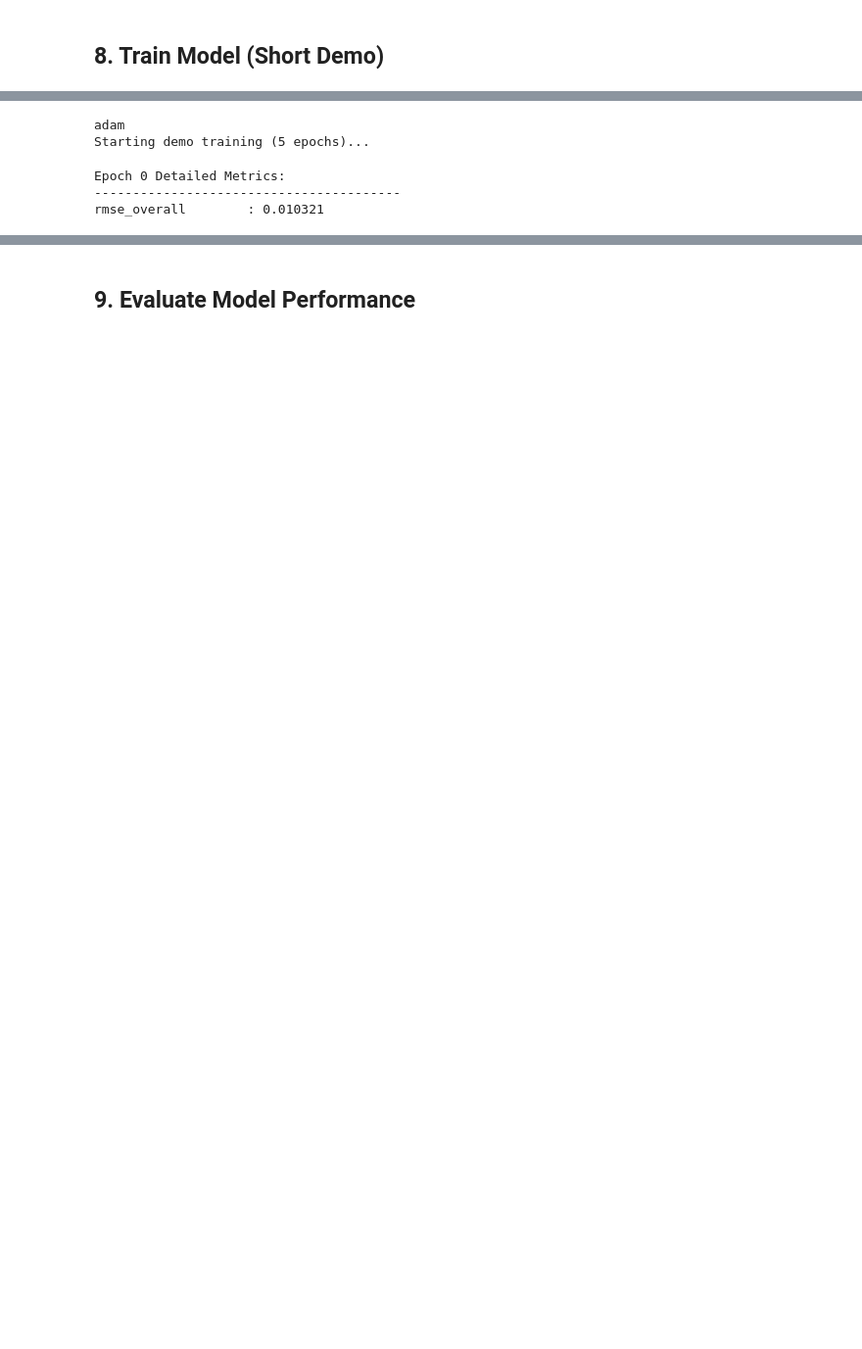
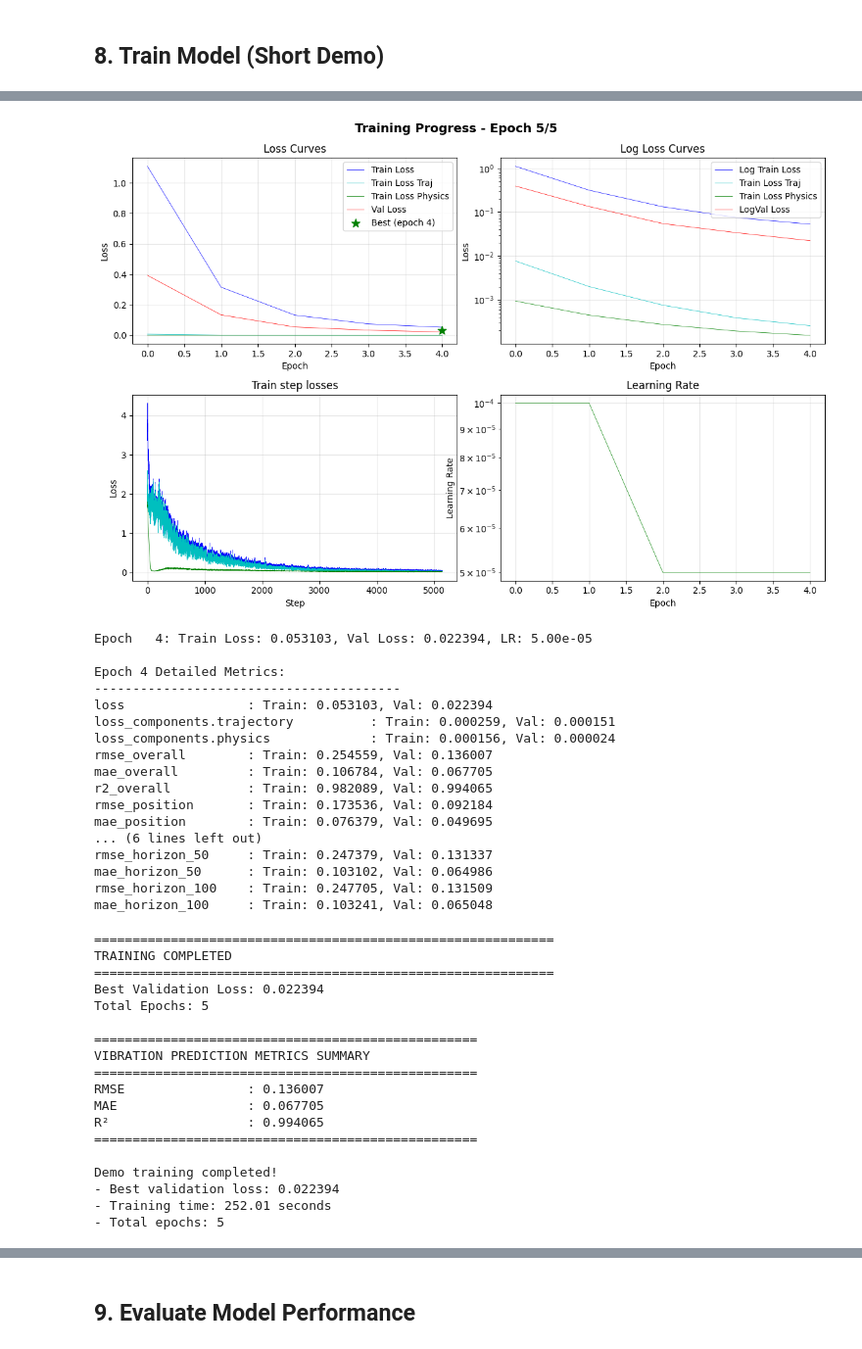
Before and after one commit to aHadoouken/timeseries_forecasting, a Jupyter notebook: example_usage.ipynb, the cells around one changed output, grey strips where cells are left out. Shown at 98% size. Drawn from its saved outputs; the diff is of its cells as text; code cells hidden in the pictures; blank space fills up the shorter version.

```diff
--- a/example_usage.ipynb
+++ b/example_usage.ipynb
@@ -168,0 +147,3 @@ plt.hist(diffs,bins=100);
+# %%
+dt = np.mean(np.diff(train_dataset.sequences[0]["input_t"]))
+dt
@@ -251,7 +229,8 @@ Bifurcation Analysis:
 # Create data loaders
 train_loader, val_loader, test_loader = create_dataloaders(
     dataset_config,
-    batch_size=config['training']['batch_size'],
+    # batch_size=config['training']['batch_size'],
+    batch_size=128,
     num_workers=2  # Reduce for notebook
 )
 
@@ -284,7 +272,14 @@ Batch shapes:
 model_config = config['model'].copy()
 model_config['input_size'] = 2  # x, x_dot
 model_config['output_size'] = 2  # x
-# model_config['n_params'] = 15  # Number of system parameters
+# model_config['hidden_size'] = 64
+model_config['hidden_size'] = 32
+model_config['num_layers'] = 2
+model_config['dropout'] = 0.0
+model_config['recurrent_dropout'] = 0.1
+model_config['output_layers'] = []
+model_config['output_activation'] = None
+model_config['teacher_forcing_noise_std'] = 0.02
 
 # Create model
 model = LSTMPredictor(model_config)
@@ -389,34 +383,78 @@ config['training']
  'scheduler_factor': 0.5}
 # %%
 # Create a short training configuration for demo
+# torch.autograd.set_detect_anomaly(True)
+
 demo_config = config['training'].copy()
-demo_config['epochs'] = 10  # Short demo
-# demo_config['log_interval'] = 10
+demo_config['epochs'] = 5  # Short demo
+demo_config['log_interval'] = 1
 demo_config['early_stopping_patience'] = 2
 demo_config['output_dir'] = 'demo_outputs'
 demo_config['augmentation'] = {'enabled': False}
+demo_config['pretrain_val'] = False
+demo_config['scheduled_sampling'] = {
+    "enabled": False
+}
+demo_config['scheduler'] = "steplr"
+demo_config['scheduler_patience'] = 3
+demo_config['scheduler_factor'] = 0.5
+demo_config['learning_rate'] = 0.0001
+demo_config['weight_decay'] = 1e-5
+demo_config["loss"] = {'weights': {'trajectory': 0.5, 'physics': 50}}
 
 # Create trainer
 trainer = Trainer(
     model=model,
     train_loader=train_loader,
     val_loader=val_loader,
     config=demo_config,
-    device=device
+    device=device,
+    const_parameters={"dt": dt}
 )
 
 print("Starting demo training (5 epochs)...")
 
 # Train for a few epochs
 results = trainer.train()
 
 print(f"\nDemo training completed!")
 print(f"- Best validation loss: {results['best_val_loss']:.6f}")
 print(f"- Training time: {results['training_time']:.2f} seconds")
 print(f"- Total epochs: {results['total_epochs']}")
 # %% [output]
+[figure, added]
-adam
-Starting demo training (5 epochs)...
+Epoch   4: Train Loss: 0.053103, Val Loss: 0.022394, LR: 5.00e-05
+
+Epoch 4 Detailed Metrics:
+----------------------------------------
+loss                : Train: 0.053103, Val: 0.022394
+loss_components.trajectory          : Train: 0.000259, Val: 0.000151
+loss_components.physics             : Train: 0.000156, Val: 0.000024
+rmse_overall        : Train: 0.254559, Val: 0.136007
+mae_overall         : Train: 0.106784, Val: 0.067705
+r2_overall          : Train: 0.982089, Val: 0.994065
+rmse_position       : Train: 0.173536, Val: 0.092184
+mae_position        : Train: 0.076379, Val: 0.049695
+... (6 lines left out)
+rmse_horizon_50     : Train: 0.247379, Val: 0.131337
+mae_horizon_50      : Train: 0.103102, Val: 0.064986
+rmse_horizon_100    : Train: 0.247705, Val: 0.131509
+mae_horizon_100     : Train: 0.103241, Val: 0.065048
-Epoch 0 Detailed Metrics:
-----------------------------------------
-rmse_overall        : 0.010321
+============================================================
+TRAINING COMPLETED
+============================================================
+Best Validation Loss: 0.022394
+Total Epochs: 5
+
+==================================================
+VIBRATION PREDICTION METRICS SUMMARY
+==================================================
+RMSE                : 0.136007
+MAE                 : 0.067705
+R²                  : 0.994065
+==================================================
+
+Demo training completed!
+- Best validation loss: 0.022394
+- Training time: 252.01 seconds
+- Total epochs: 5
```
Also changed, not shown: parts of 35 cells of this notebook, 12 other files.
